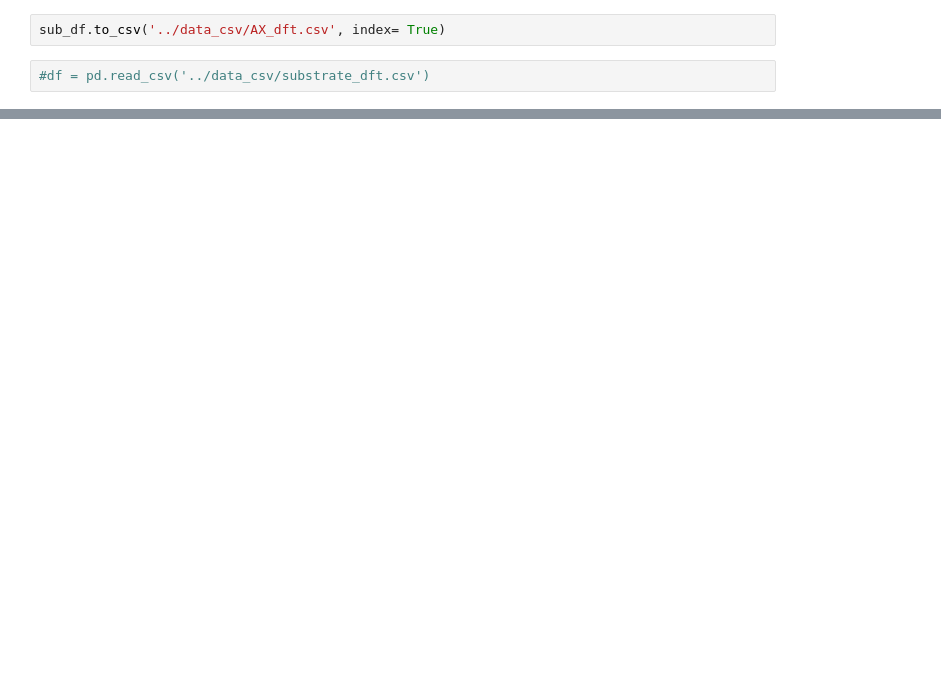
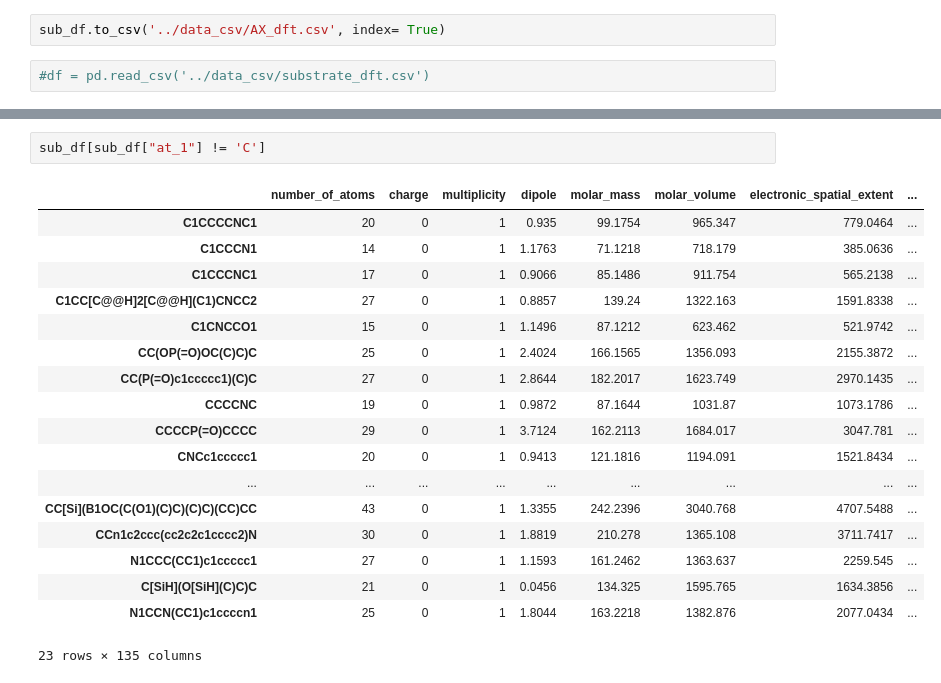
Before and after one commit to truejulosdu13/NiCOlit, a Jupyter notebook: notebooks/5_create_dft_descriptors.ipynb, the cells around one changed output, grey strips where cells are left out. Drawn from its saved outputs; the diff is of its cells as text; blank space fills up the shorter version.

```diff
--- a/notebooks/5_create_dft_descriptors.ipynb
+++ b/notebooks/5_create_dft_descriptors.ipynb
@@ -84,0 +95,21 @@ sub_df.to_csv('../data_csv/AX_dft.csv', index= True)
+# %%
+sub_df[sub_df["at_1"] != 'C']
+# %% [output]
+|  | number_of_atoms | charge | multiplicity | dipole | molar_mass | molar_volume | electronic_spatial_extent | ... |
+| C1CCCCNC1 | 20 | 0 | 1 | 0.935 | 99.1754 | 965.347 | 779.0464 | ... |
+| C1CCCN1 | 14 | 0 | 1 | 1.1763 | 71.1218 | 718.179 | 385.0636 | ... |
+| C1CCCNC1 | 17 | 0 | 1 | 0.9066 | 85.1486 | 911.754 | 565.2138 | ... |
+| C1CC[C@@H]2[C@@H](C1)CNCC2 | 27 | 0 | 1 | 0.8857 | 139.24 | 1322.163 | 1591.8338 | ... |
+| C1CNCCO1 | 15 | 0 | 1 | 1.1496 | 87.1212 | 623.462 | 521.9742 | ... |
+| CC(OP(=O)OC(C)C)C | 25 | 0 | 1 | 2.4024 | 166.1565 | 1356.093 | 2155.3872 | ... |
+| CC(P(=O)c1ccccc1)(C)C | 27 | 0 | 1 | 2.8644 | 182.2017 | 1623.749 | 2970.1435 | ... |
+| CCCCNC | 19 | 0 | 1 | 0.9872 | 87.1644 | 1031.87 | 1073.1786 | ... |
+| CCCCP(=O)CCCC | 29 | 0 | 1 | 3.7124 | 162.2113 | 1684.017 | 3047.781 | ... |
+| CNCc1ccccc1 | 20 | 0 | 1 | 0.9413 | 121.1816 | 1194.091 | 1521.8434 | ... |
+| ... | ... | ... | ... | ... | ... | ... | ... | ... |
+| CC[Si](B1OC(C(O1)(C)C)(C)C)(CC)CC | 43 | 0 | 1 | 1.3355 | 242.2396 | 3040.768 | 4707.5488 | ... |
+| CCn1c2ccc(cc2c2c1cccc2)N | 30 | 0 | 1 | 1.8819 | 210.278 | 1365.108 | 3711.7417 | ... |
+| N1CCC(CC1)c1ccccc1 | 27 | 0 | 1 | 1.1593 | 161.2462 | 1363.637 | 2259.545 | ... |
+| C[SiH](O[SiH](C)C)C | 21 | 0 | 1 | 0.0456 | 134.325 | 1595.765 | 1634.3856 | ... |
+| N1CCN(CC1)c1ccccn1 | 25 | 0 | 1 | 1.8044 | 163.2218 | 1382.876 | 2077.0434 | ... |
+23 rows × 135 columns
```
Also changed, not shown: parts of 4 cells of this notebook, 9 other files.
